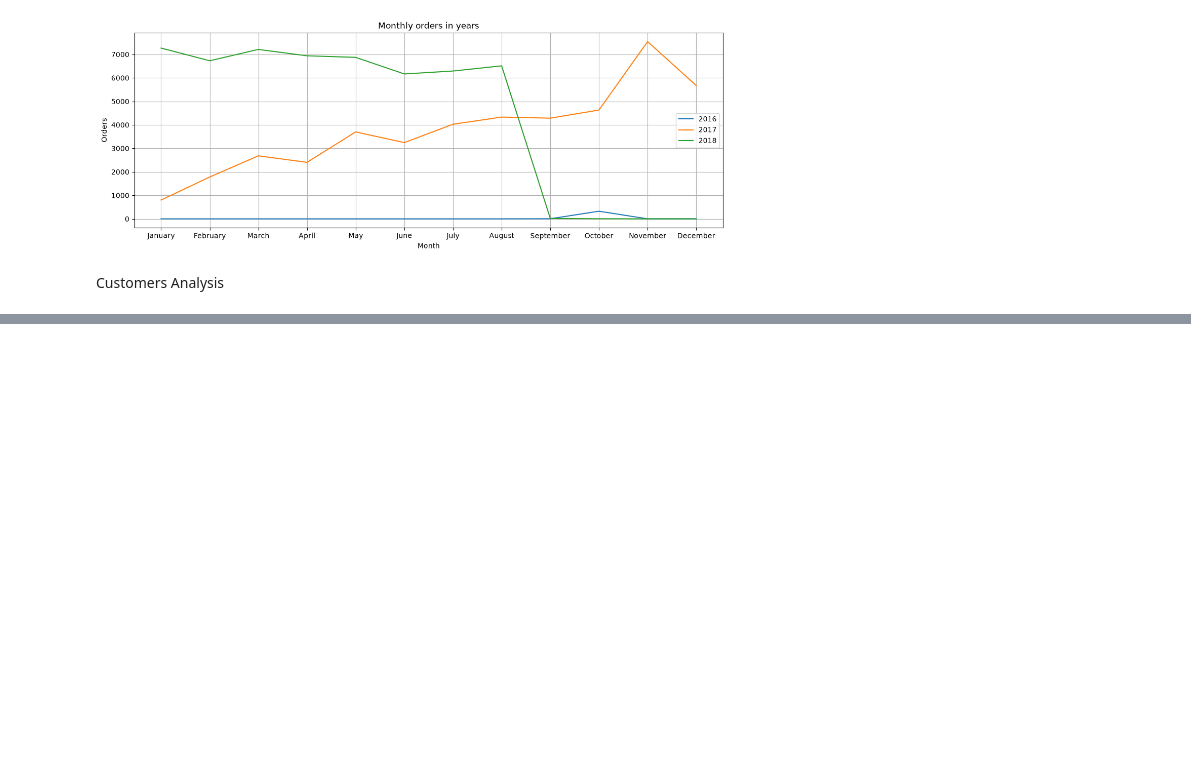
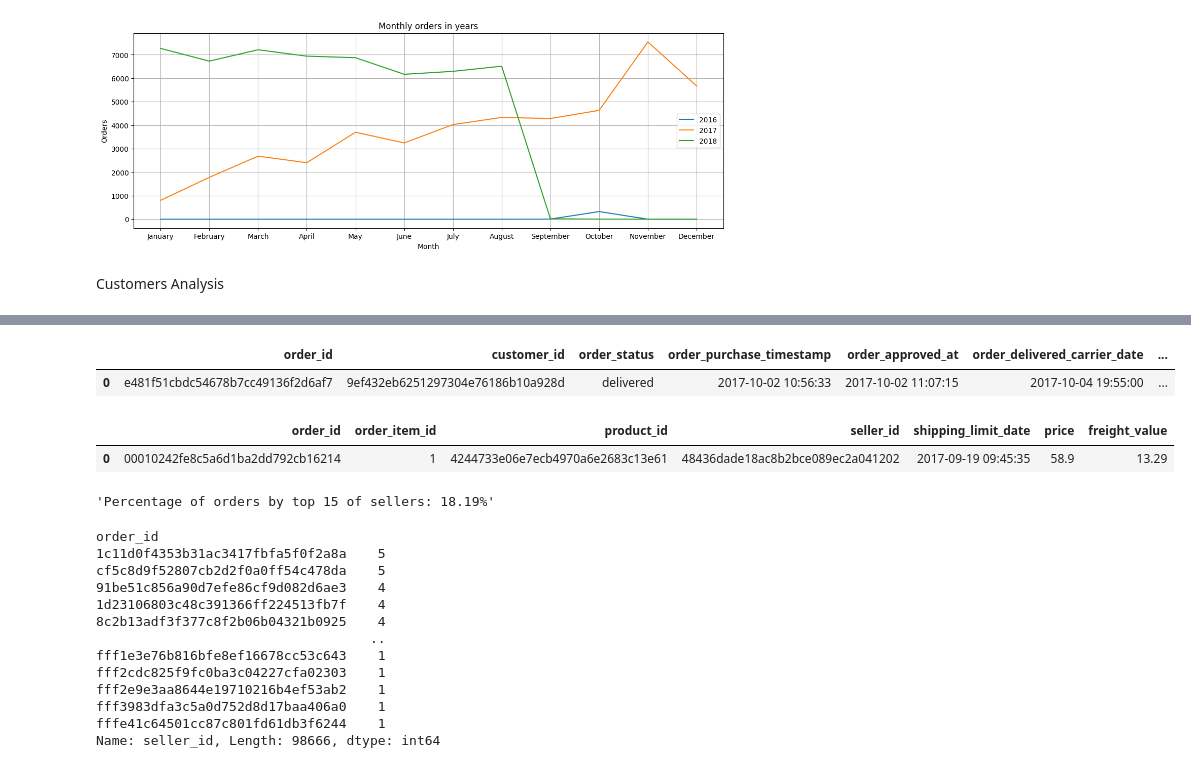
Before and after one commit to FinnMax/olist-python-eda, a Jupyter notebook: notebooks/03_EDA.ipynb, the cells around one changed output, grey strips where cells are left out. Saved outputs shown, nothing was run; the diff lists cells and outputs as text; code cells hidden in the pictures; blank space fills up the shorter version.

```diff
--- a/notebooks/03_EDA.ipynb
+++ b/notebooks/03_EDA.ipynb
@@ -361,0 +518,31 @@ dtype: int64
+# %%
+#Determine number of orders by sellers?
+display(orders_dataset.head(1))
+display(orders_items_dataset.head(1))
+
+unique_orders = orders_items_dataset.drop_duplicates(subset=["order_id", "seller_id"])
+top_sellers_by_number_of_orders = unique_orders["seller_id"].value_counts()
+number_orders_by_top_15_sellers = top_sellers_by_number_of_orders.head(15).sum()
+display(f"Percentage of orders by top 15 of sellers: {round((number_orders_by_top_15_sellers / unique_orders["order_id"].count()) * 100, 2)}%")
+orders_items_dataset.groupby("order_id")["seller_id"].nunique().sort_values(ascending=False)
+
+#orders_items_dataset[orders_items_dataset["order_id"] == "1c11d0f4353b31ac3417fbfa5f0f2a8a"] #so each order can have multiple sellers
+# %% [output]
+|  | order_id | customer_id | order_status | order_purchase_timestamp | order_approved_at | order_delivered_carrier_date | ... |
+| 0 | e481f51cbdc54678b7cc49136f2d6af7 | 9ef432eb6251297304e76186b10a928d | delivered | 2017-10-02 10:56:33 | 2017-10-02 11:07:15 | 2017-10-04 19:55:00 | ... |
+|  | order_id | order_item_id | product_id | seller_id | shipping_limit_date | price | freight_value |
+| 0 | 00010242fe8c5a6d1ba2dd792cb16214 | 1 | 4244733e06e7ecb4970a6e2683c13e61 | 48436dade18ac8b2bce089ec2a041202 | 2017-09-19 09:45:35 | 58.9 | 13.29 |
+'Percentage of orders by top 15 of sellers: 18.19%'
+order_id
+1c11d0f4353b31ac3417fbfa5f0f2a8a    5
+cf5c8d9f52807cb2d2f0a0ff54c478da    5
+91be51c856a90d7efe86cf9d082d6ae3    4
+1d23106803c48c391366ff224513fb7f    4
+8c2b13adf3f377c8f2b06b04321b0925    4
+                                   ..
+fff1e3e76b816bfe8ef16678cc53c643    1
+fff2cdc825f9fc0ba3c04227cfa02303    1
+fff2e9e3aa8644e19710216b4ef53ab2    1
+fff3983dfa3c5a0d752d8d17baa406a0    1
+fffe41c64501cc87c801fd61db3f6244    1
+Name: seller_id, Length: 98666, dtype: int64
```
Also changed, not shown: parts of 22 cells of this notebook.
